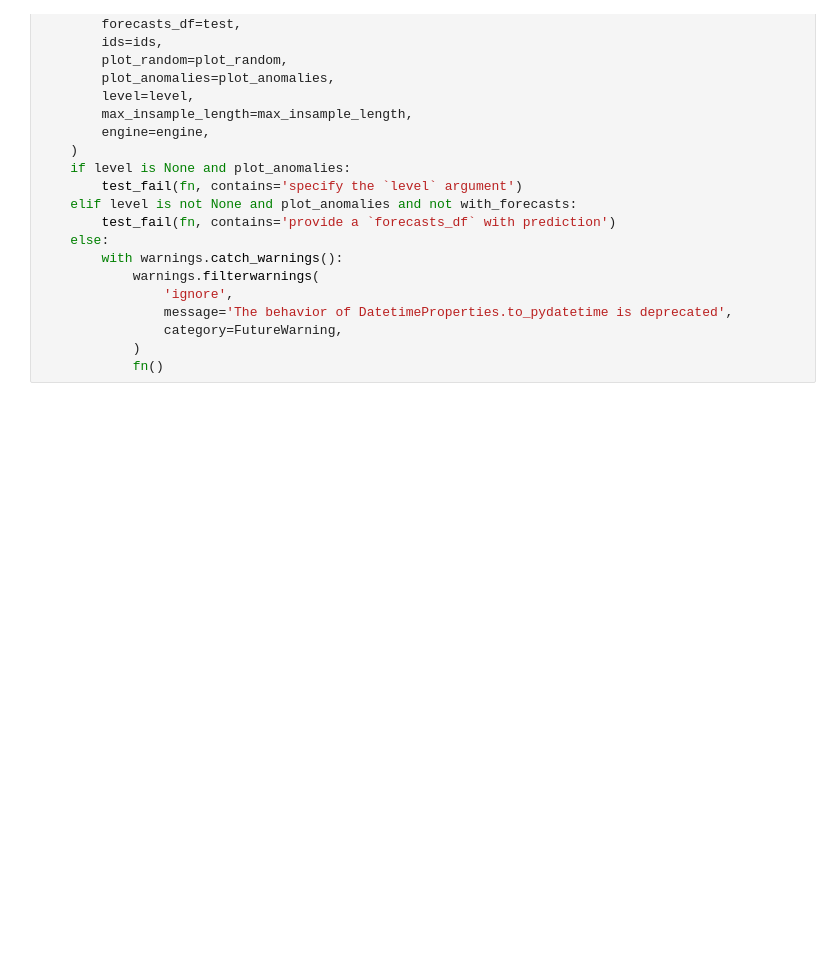
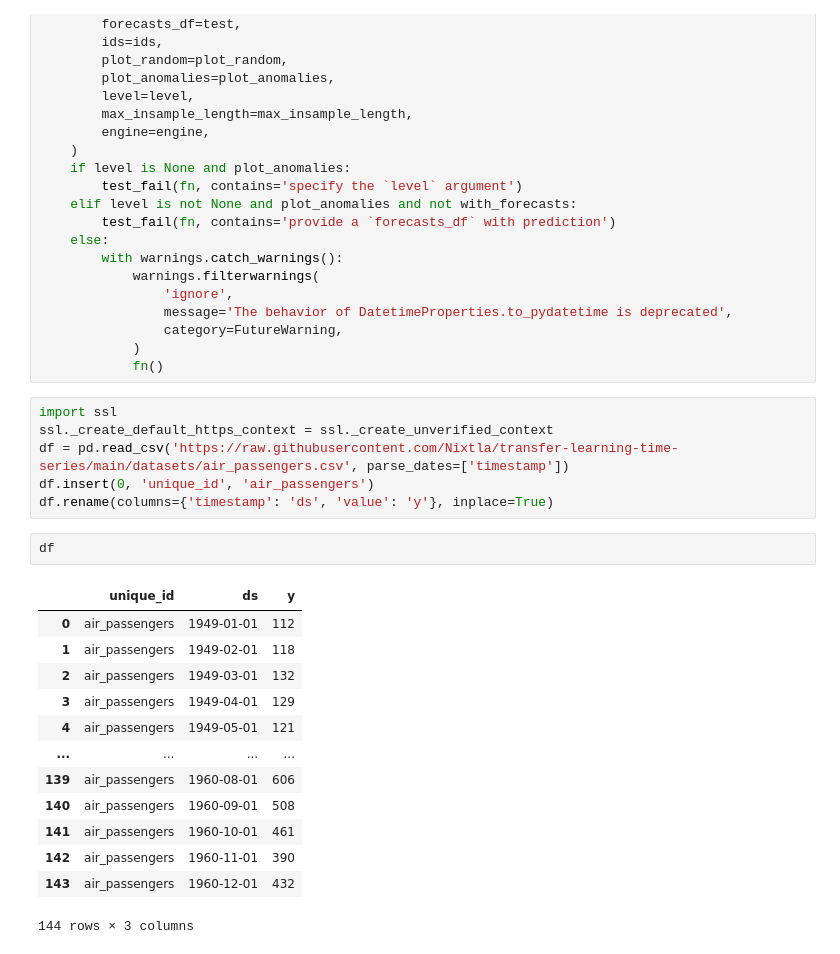
Before and after one commit to Nixtla/utilsforecast, a Jupyter notebook: nbs/plotting.ipynb, the cells around one changed output. Cells and saved outputs as stored; diff of their text form; blank space fills up the shorter version.

```diff
--- a/nbs/plotting.ipynb
+++ b/nbs/plotting.ipynb
@@ -564,3 +566,25 @@ for as_polars, ids, plot_anomalies, level, max_insample_length, engine, plot_ran
                 category=FutureWarning,
             )
             fn()
+# %%
+import ssl
+ssl._create_default_https_context = ssl._create_unverified_context
+df = pd.read_csv('https://raw.githubusercontent.com/Nixtla/transfer-learning-time-series/main/datasets/air_passengers.csv', parse_dates=['timestamp'])
+df.insert(0, 'unique_id', 'air_passengers')
+df.rename(columns={'timestamp': 'ds', 'value': 'y'}, inplace=True)
+# %%
+df
+# %% [output]
+|  | unique_id | ds | y |
+| 0 | air_passengers | 1949-01-01 | 112 |
+| 1 | air_passengers | 1949-02-01 | 118 |
+| 2 | air_passengers | 1949-03-01 | 132 |
+| 3 | air_passengers | 1949-04-01 | 129 |
+| 4 | air_passengers | 1949-05-01 | 121 |
+| ... | ... | ... | ... |
+| 139 | air_passengers | 1960-08-01 | 606 |
+| 140 | air_passengers | 1960-09-01 | 508 |
+| 141 | air_passengers | 1960-10-01 | 461 |
+| 142 | air_passengers | 1960-11-01 | 390 |
+| 143 | air_passengers | 1960-12-01 | 432 |
+144 rows × 3 columns
```
Also changed, not shown: parts of 4 cells of this notebook.
